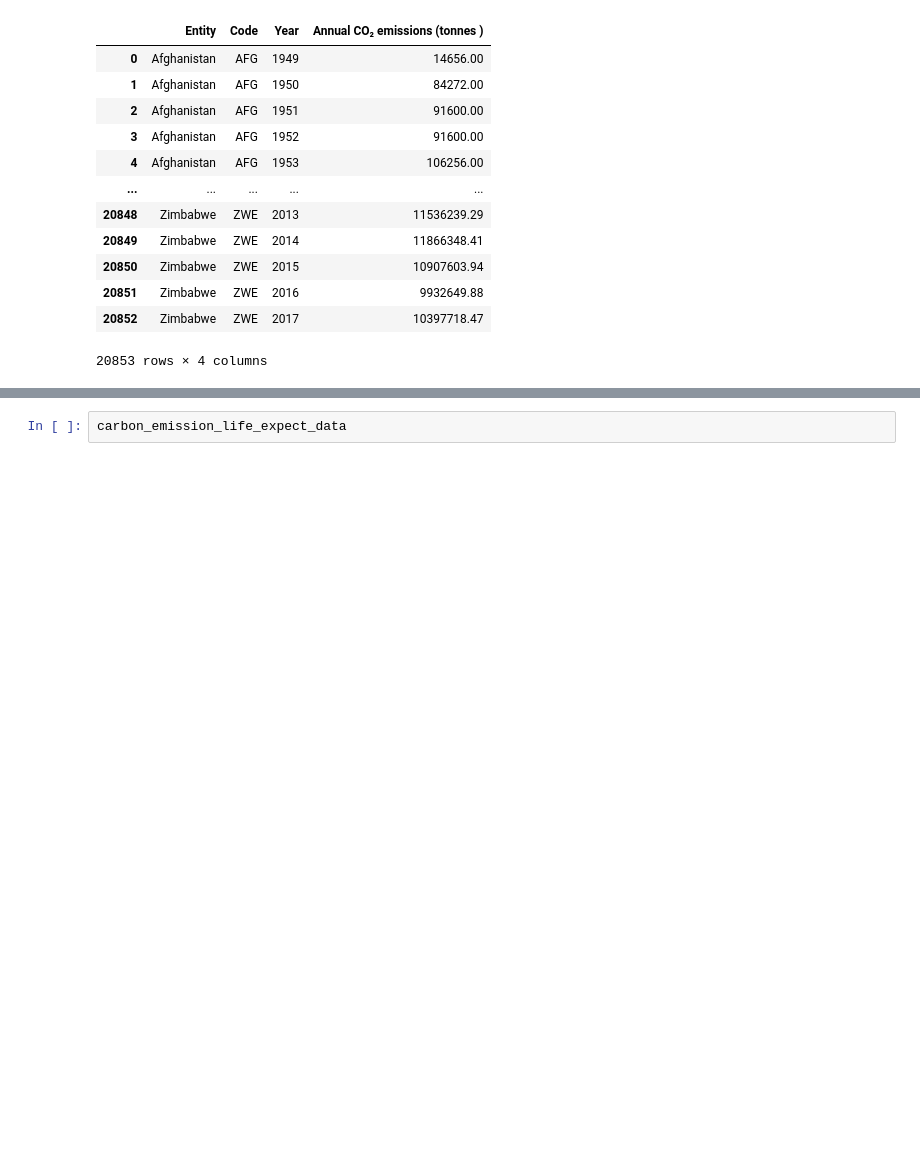
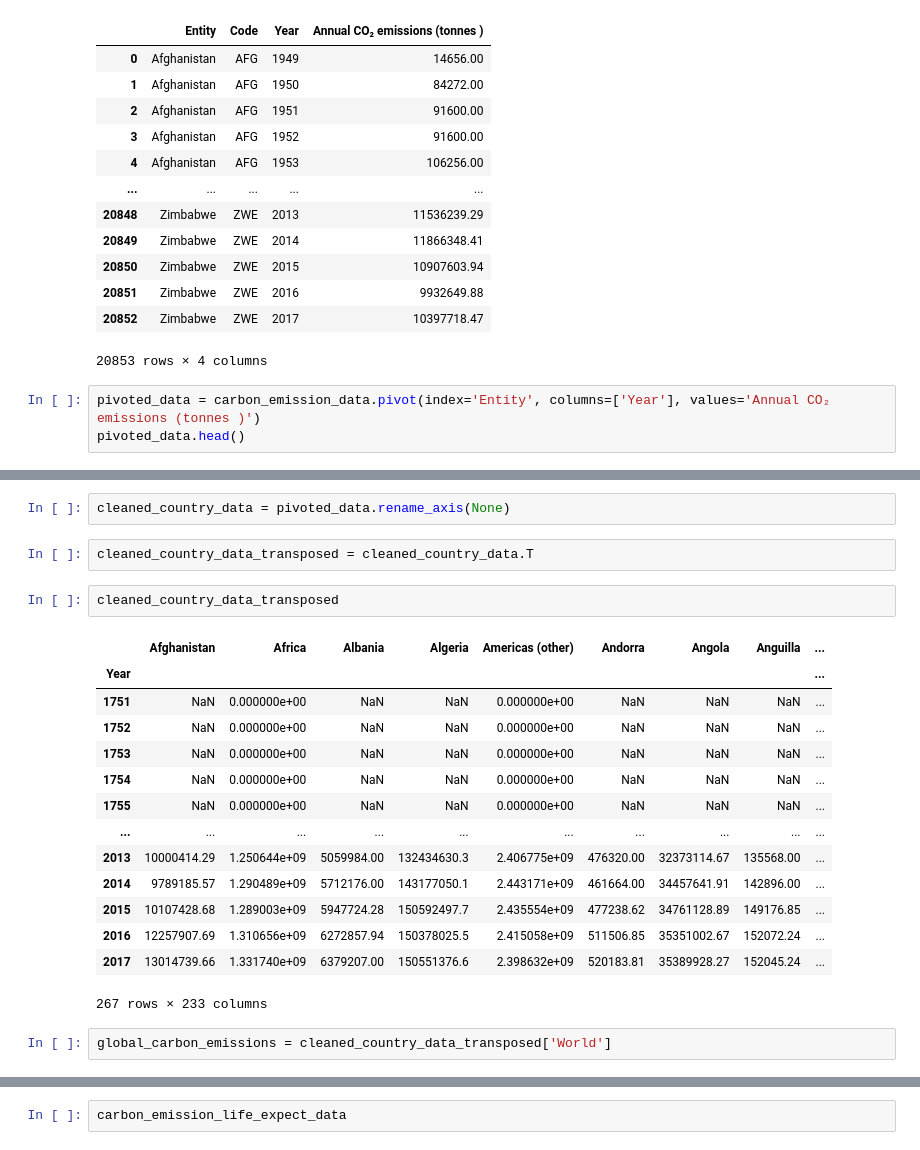
Before and after one commit to francofin/ESG_by_industry_country, a Jupyter notebook: CO2 and GHG Statistics By Country and Industry.ipynb, the cells around one changed output, grey strips where cells are left out. Drawn from its saved outputs; the diff is of its cells as text; blank space fills up the shorter version.

Commit message:
updated data sources and started exploration

```diff
--- a/CO2 and GHG Statistics By Country and Industry.ipynb
+++ b/CO2 and GHG Statistics By Country and Industry.ipynb
@@ -144,3 +148,6 @@ carbon_emission_data
 | 20851 | Zimbabwe | ZWE | 2016 | 9932649.88 |
 | 20852 | Zimbabwe | ZWE | 2017 | 10397718.47 |
 20853 rows × 4 columns
+# %%
+pivoted_data = carbon_emission_data.pivot(index='Entity', columns=['Year'], values='Annual CO₂ emissions (tonnes )')
+pivoted_data.head()
@@ -146,0 +163,23 @@ carbon_emission_data
+# %%
+cleaned_country_data = pivoted_data.rename_axis(None)
+# %%
+cleaned_country_data_transposed = cleaned_country_data.T
+# %%
+cleaned_country_data_transposed
+# %% [output]
+|  | Afghanistan | Africa | Albania | Algeria | Americas (other) | Andorra | Angola | Anguilla | ... |
+| Year |  |  |  |  |  |  |  |  | ... |
+| 1751 | NaN | 0.000000e+00 | NaN | NaN | 0.000000e+00 | NaN | NaN | NaN | ... |
+| 1752 | NaN | 0.000000e+00 | NaN | NaN | 0.000000e+00 | NaN | NaN | NaN | ... |
+| 1753 | NaN | 0.000000e+00 | NaN | NaN | 0.000000e+00 | NaN | NaN | NaN | ... |
+| 1754 | NaN | 0.000000e+00 | NaN | NaN | 0.000000e+00 | NaN | NaN | NaN | ... |
+| 1755 | NaN | 0.000000e+00 | NaN | NaN | 0.000000e+00 | NaN | NaN | NaN | ... |
+| ... | ... | ... | ... | ... | ... | ... | ... | ... | ... |
+| 2013 | 10000414.29 | 1.250644e+09 | 5059984.00 | 132434630.3 | 2.406775e+09 | 476320.00 | 32373114.67 | 135568.00 | ... |
+| 2014 | 9789185.57 | 1.290489e+09 | 5712176.00 | 143177050.1 | 2.443171e+09 | 461664.00 | 34457641.91 | 142896.00 | ... |
+| 2015 | 10107428.68 | 1.289003e+09 | 5947724.28 | 150592497.7 | 2.435554e+09 | 477238.62 | 34761128.89 | 149176.85 | ... |
+| 2016 | 12257907.69 | 1.310656e+09 | 6272857.94 | 150378025.5 | 2.415058e+09 | 511506.85 | 35351002.67 | 152072.24 | ... |
+| 2017 | 13014739.66 | 1.331740e+09 | 6379207.00 | 150551376.6 | 2.398632e+09 | 520183.81 | 35389928.27 | 152045.24 | ... |
+267 rows × 233 columns
+# %%
+global_carbon_emissions = cleaned_country_data_transposed['World']
```
Also changed, not shown: parts of 36 cells of this notebook.
